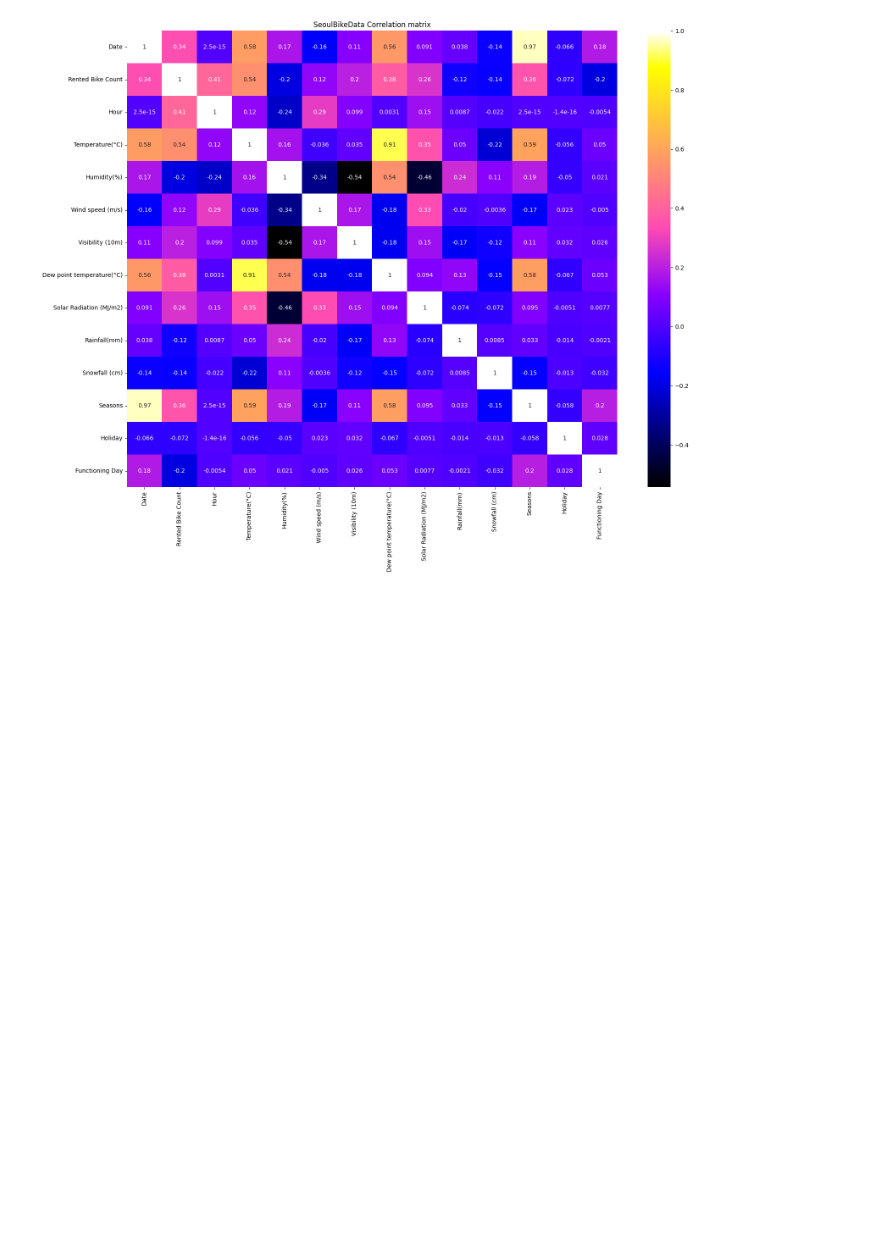
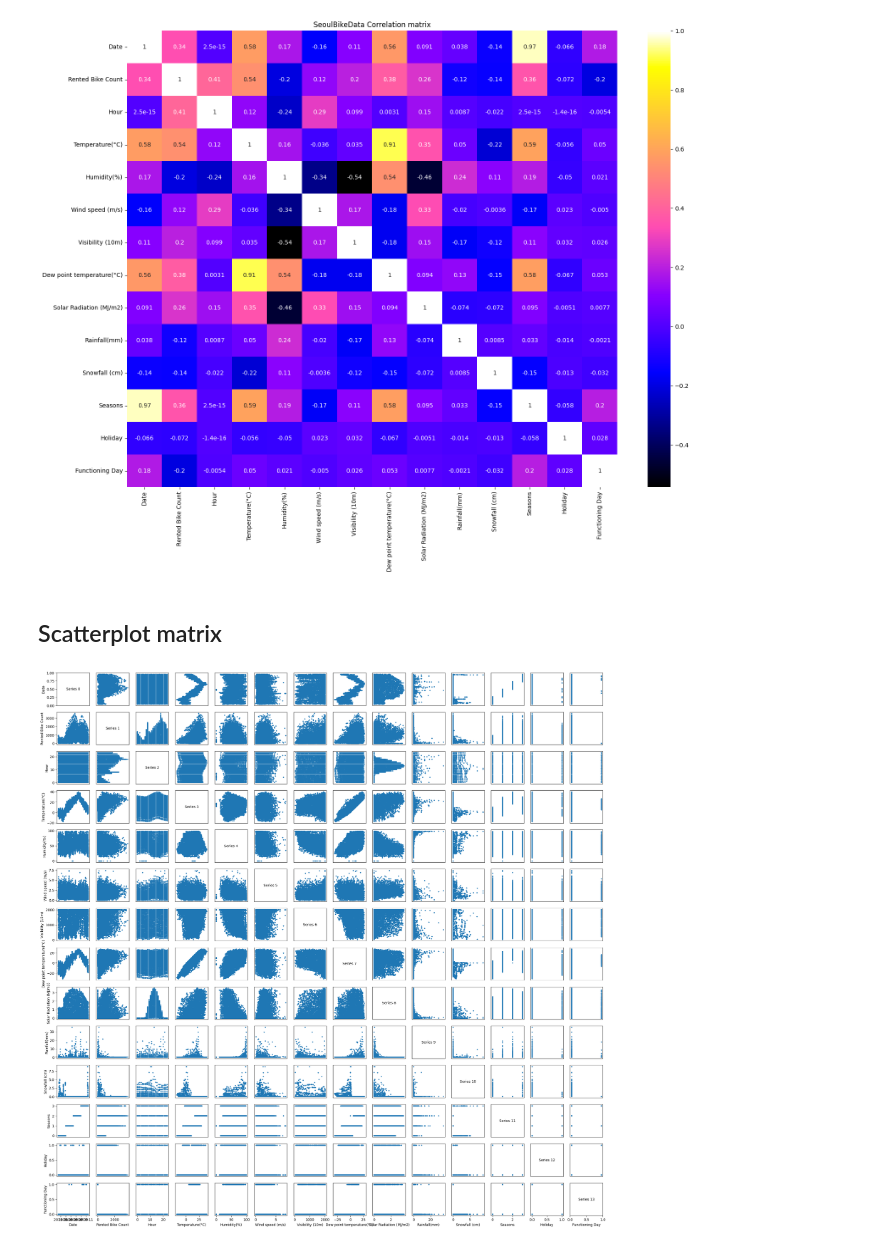
Before and after one commit to IvanGomez37/Final-Project-FoML, a Jupyter notebook: seoul_bike.ipynb, the cells around one changed output. Saved outputs shown, nothing was run; the diff lists cells and outputs as text; code cells hidden in the pictures; blank space fills up the shorter version.

Commit message:
Inclusion of Scatterplot matrix

```diff
--- a/seoul_bike.ipynb
+++ b/seoul_bike.ipynb
@@ -108,3 +108,33 @@ ax = sns.heatmap(correlation_matrix, annot = True, cmap= 'gnuplot2')
 plt.show()
 # %% [output]
 [figure]
+# %% [markdown]
+## Scatterplot matrix
+# %%
+# Function to generate scatterplot matrix
+def scatterplot_matrix(data):
+    num_col = data.shape[1]
+
+    fig, axs = plt.subplots(num_col, num_col, figsize=(num_col * 2, num_col * 2))
+
+    for i, col_name_i in zip(range(num_col), data.columns):
+        for j, col_name_j in zip(range(num_col), data.columns):
+            # Either plot scatter or print number of serie
+            if i != j: axs[i, j].scatter(data[col_name_j], data[col_name_i], s = 5)
+            else: axs[i, j].annotate(f"Series {i}", (0.5, 0.5), xycoords='axes fraction', ha="center", va="center")
+
+            # Setting rows and columns shared labels
+            if j == 0: axs[i, j].set_ylabel(col_name_i)
+            if i == num_col - 1: axs[i, j].set_xlabel(col_name_j)
+
+            # Hide axis labels except for left and bottom charts
+            if i < num_col - 1: axs[i][j].xaxis.set_visible(False)
+            if j > 0: axs[i][j].yaxis.set_visible(False)
+
+    return fig
+
+# Plotting scatterplot matrix
+scatter_matrix = scatterplot_matrix(SeoulBikeData)
+plt.show()
+# %% [output]
+[figure, added]
```
